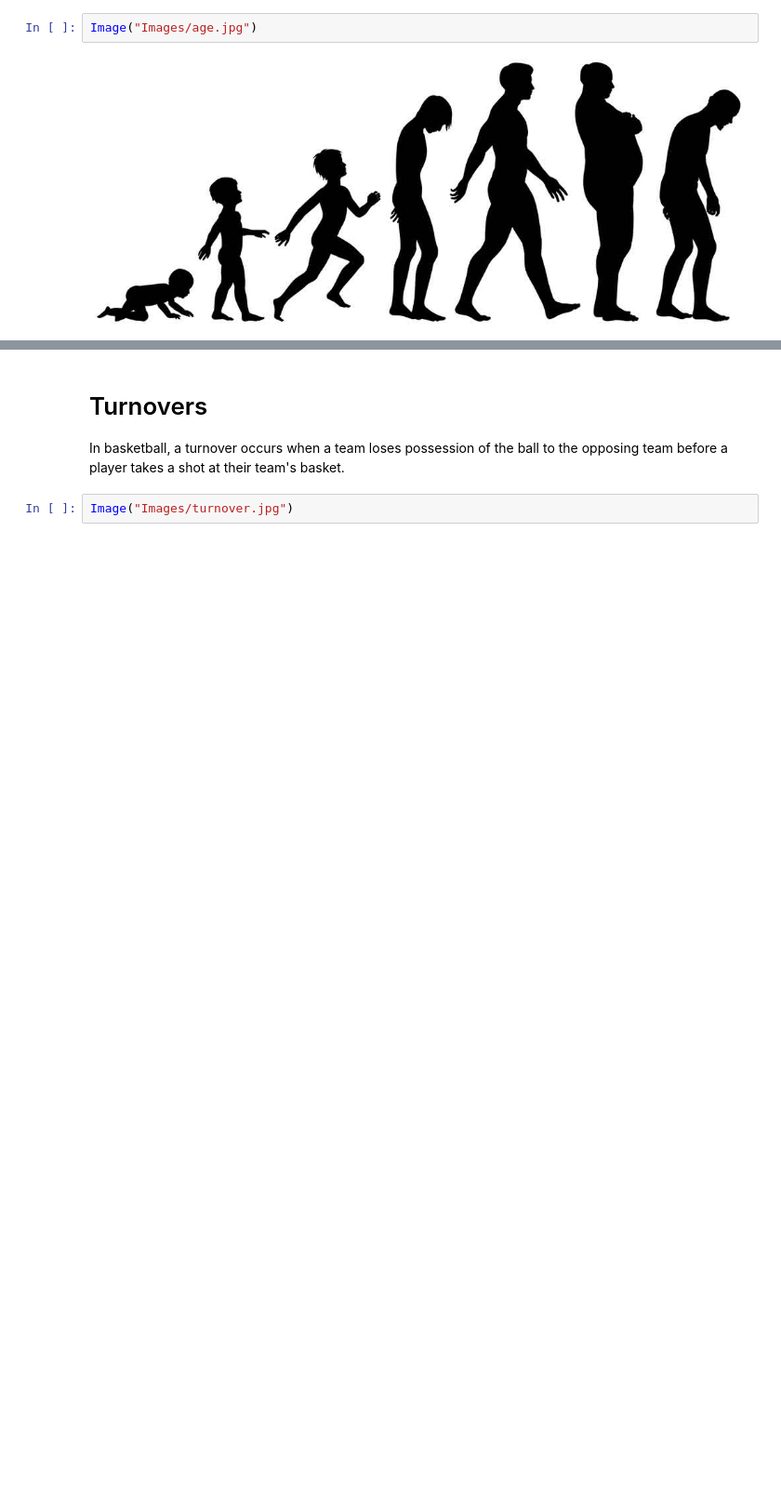
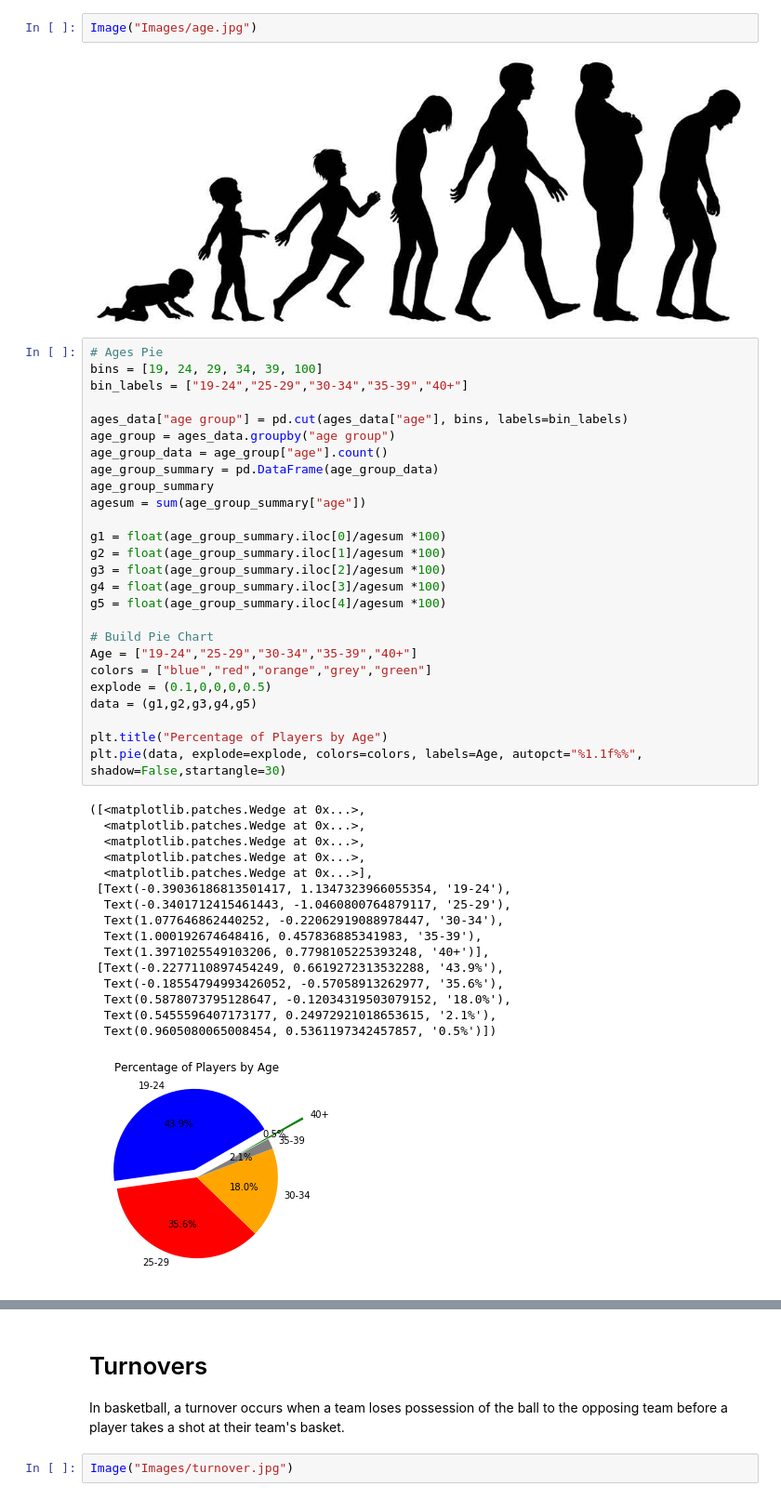
Before and after one commit to Alyrei/project-1, a Jupyter notebook: NBA-PLAYERS.ipynb, the cells around one changed output, grey strips where cells are left out. Shown at 93% size. Drawn from its saved outputs; the diff is of its cells as text; blank space fills up the shorter version.

```diff
--- a/NBA-PLAYERS.ipynb
+++ b/NBA-PLAYERS.ipynb
@@ -235,3 +285,46 @@ Image("Images/positions.jpg")
 Image("Images/age.jpg")
 # %% [output]
 [figure]
+# %%
+# Ages Pie
+bins = [19, 24, 29, 34, 39, 100]
+bin_labels = ["19-24","25-29","30-34","35-39","40+"]
+
+ages_data["age group"] = pd.cut(ages_data["age"], bins, labels=bin_labels)
+age_group = ages_data.groupby("age group")
+age_group_data = age_group["age"].count()
+age_group_summary = pd.DataFrame(age_group_data)
+age_group_summary
+agesum = sum(age_group_summary["age"])
+
+g1 = float(age_group_summary.iloc[0]/agesum *100)
+g2 = float(age_group_summary.iloc[1]/agesum *100)
+g3 = float(age_group_summary.iloc[2]/agesum *100)
+g4 = float(age_group_summary.iloc[3]/agesum *100)
+g5 = float(age_group_summary.iloc[4]/agesum *100)
+
+# Build Pie Chart
+Age = ["19-24","25-29","30-34","35-39","40+"]
+colors = ["blue","red","orange","grey","green"]
+explode = (0.1,0,0,0,0.5)
+data = (g1,g2,g3,g4,g5)
+
+plt.title("Percentage of Players by Age")
+plt.pie(data, explode=explode, colors=colors, labels=Age, autopct="%1.1f%%", shadow=False,startangle=30)
+# %% [output]
+([<matplotlib.patches.Wedge at 0x...>,
+  <matplotlib.patches.Wedge at 0x...>,
+  <matplotlib.patches.Wedge at 0x...>,
+  <matplotlib.patches.Wedge at 0x...>,
+  <matplotlib.patches.Wedge at 0x...>],
+ [Text(-0.39036186813501417, 1.1347323966055354, '19-24'),
+  Text(-0.3401712415461443, -1.0460800764879117, '25-29'),
+  Text(1.077646862440252, -0.22062919088978447, '30-34'),
+  Text(1.000192674648416, 0.457836885341983, '35-39'),
+  Text(1.3971025549103206, 0.7798105225393248, '40+')],
+ [Text(-0.2277110897454249, 0.6619272313532288, '43.9%'),
+  Text(-0.18554794993426052, -0.57058913262977, '35.6%'),
+  Text(0.5878073795128647, -0.12034319503079152, '18.0%'),
+  Text(0.5455596407173177, 0.24972921018653615, '2.1%'),
+  Text(0.9605080065008454, 0.5361197342457857, '0.5%')])
+[figure, added]
```
Also changed, not shown: parts of 6 cells of this notebook.
